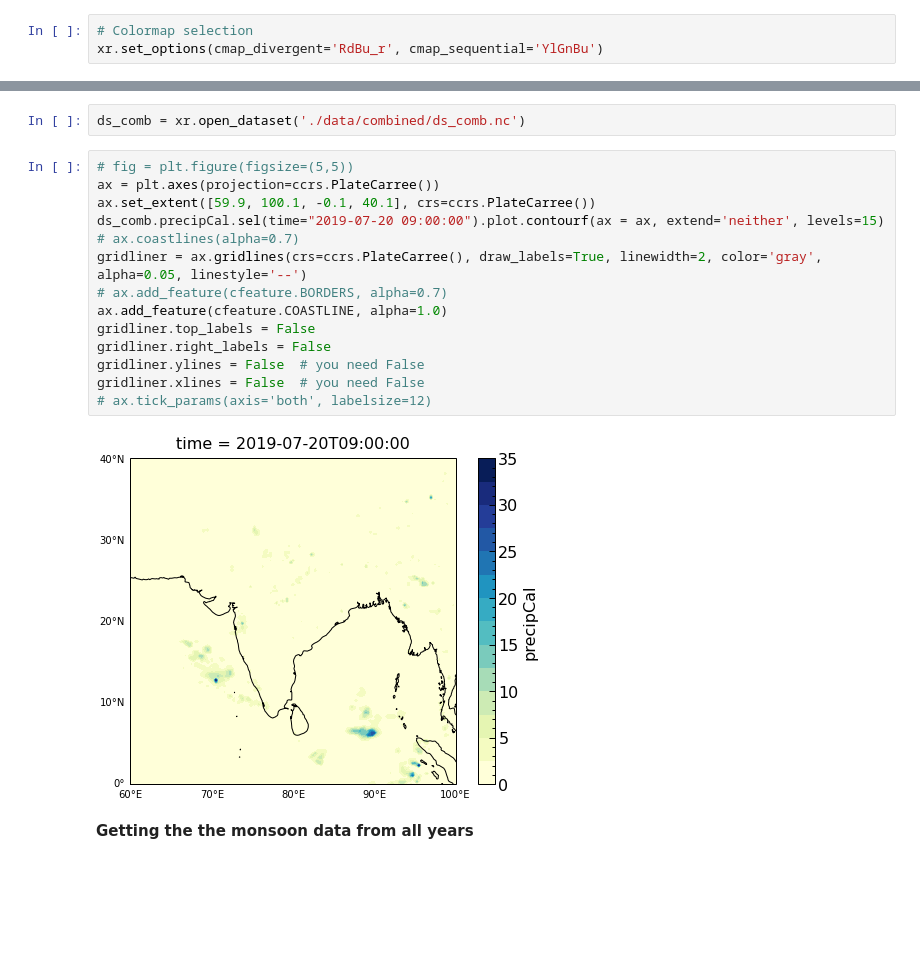
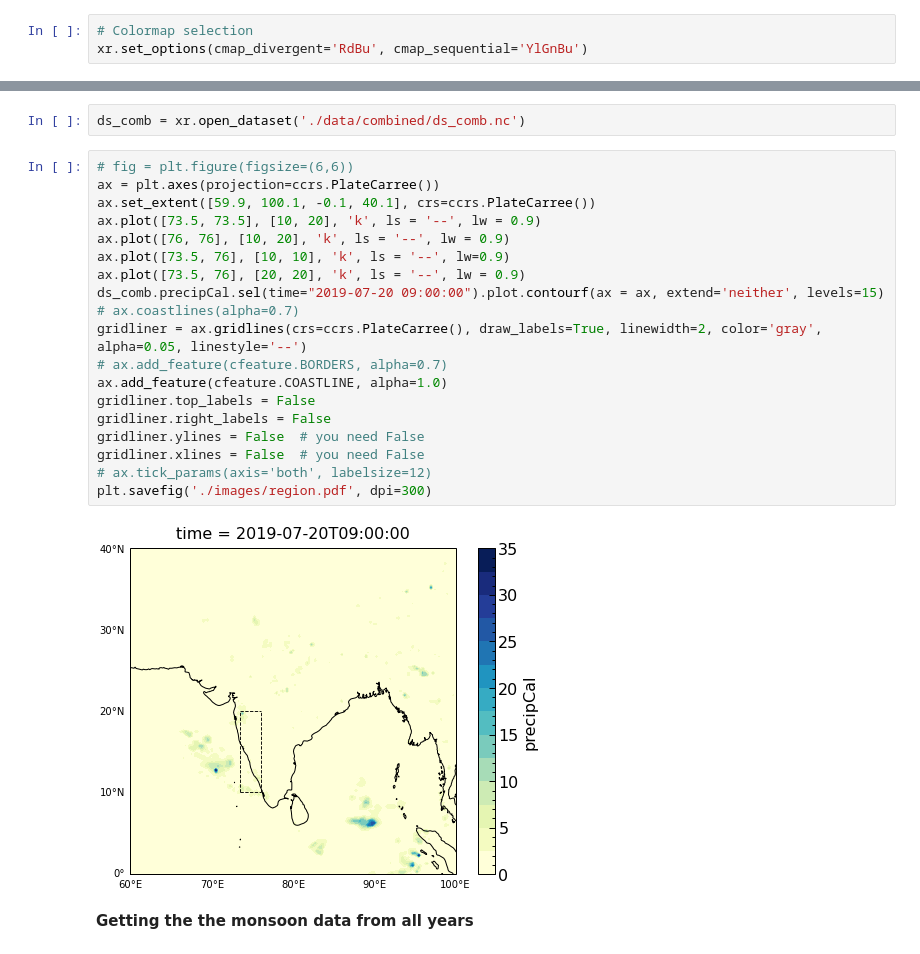
Before and after one commit to adisen99/msc_project, a Jupyter notebook: test.ipynb, the cells around one changed output, grey strips where cells are left out. Cells and saved outputs as stored; diff of their text form; blank space fills up the shorter version.

```diff
--- a/test.ipynb
+++ b/test.ipynb
@@ -28,7 +28,7 @@ import seaborn as sns
 plt.style.use(['science', 'notebook'])
 # %%
 # Colormap selection
-xr.set_options(cmap_divergent='RdBu_r', cmap_sequential='YlGnBu')
+xr.set_options(cmap_divergent='RdBu', cmap_sequential='YlGnBu')
 # %% [output]
 <xarray.core.options.set_options at 0x...>
 # %% [markdown]
@@ -246,21 +246,26 @@ del ds_comb
 # %%
 ds_comb = xr.open_dataset('./data/combined/ds_comb.nc')
 # %%
-# fig = plt.figure(figsize=(5,5))
+# fig = plt.figure(figsize=(6,6))
 ax = plt.axes(projection=ccrs.PlateCarree())
 ax.set_extent([59.9, 100.1, -0.1, 40.1], crs=ccrs.PlateCarree())
+ax.plot([73.5, 73.5], [10, 20], 'k', ls = '--', lw = 0.9)
+ax.plot([76, 76], [10, 20], 'k', ls = '--', lw = 0.9)
+ax.plot([73.5, 76], [10, 10], 'k', ls = '--', lw=0.9)
+ax.plot([73.5, 76], [20, 20], 'k', ls = '--', lw = 0.9)
 ds_comb.precipCal.sel(time="2019-07-20 09:00:00").plot.contourf(ax = ax, extend='neither', levels=15)
 # ax.coastlines(alpha=0.7)
 gridliner = ax.gridlines(crs=ccrs.PlateCarree(), draw_labels=True, linewidth=2, color='gray', alpha=0.05, linestyle='--')
 # ax.add_feature(cfeature.BORDERS, alpha=0.7)
 ax.add_feature(cfeature.COASTLINE, alpha=1.0)
 gridliner.top_labels = False
 gridliner.right_labels = False
 gridliner.ylines = False  # you need False
 gridliner.xlines = False  # you need False
 # ax.tick_params(axis='both', labelsize=12)
+plt.savefig('./images/region.pdf', dpi=300)
 # %% [output]
-[figure, old version]
+[figure, new version]
 # %% [markdown]
 **Getting the the monsoon data from all years**
 # %%
```
Also changed, not shown: parts of 19 cells of this notebook, 4 other files.
